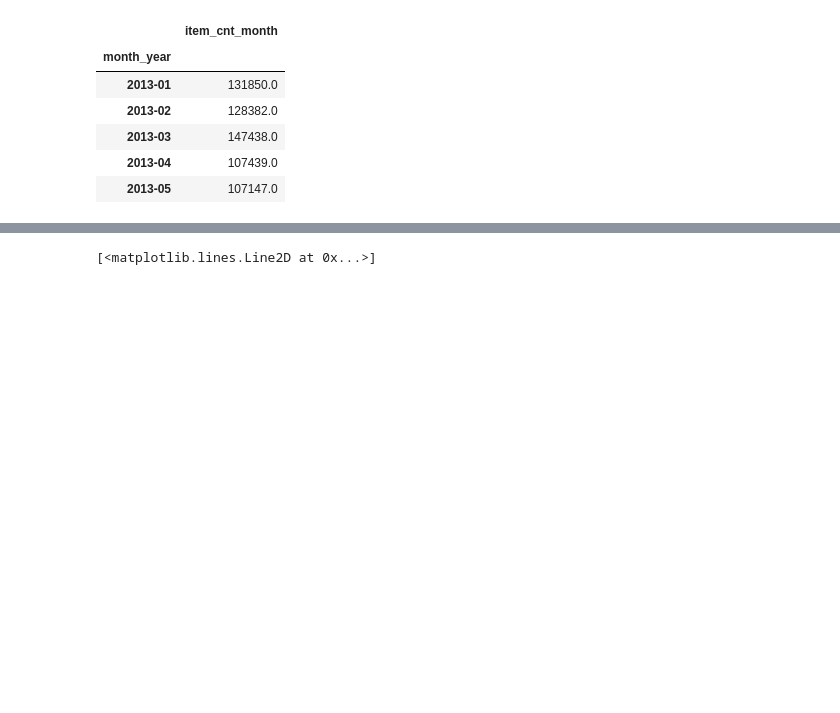
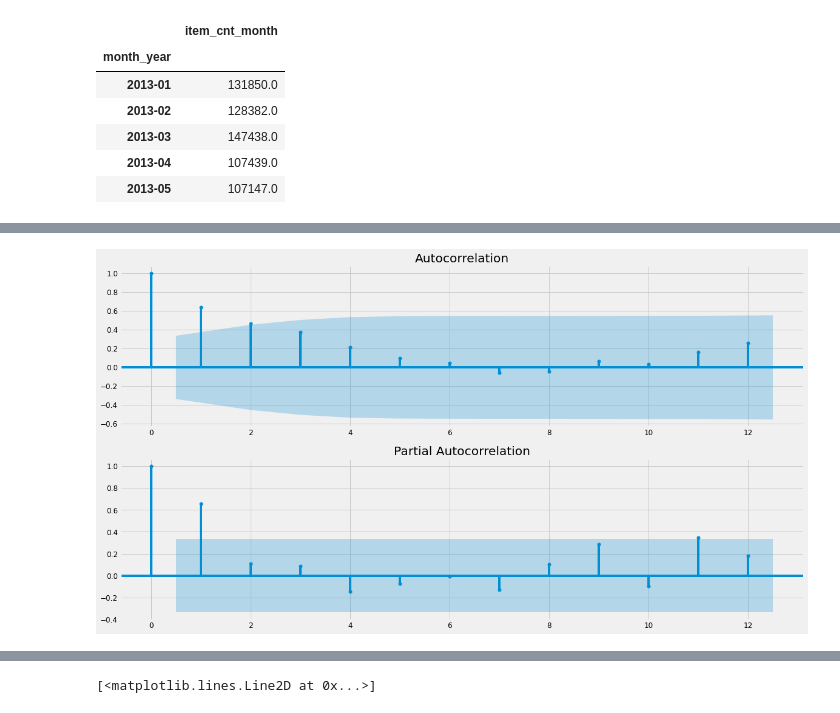
Before and after one commit to melwinmpk/Predict_Future_Sales, a Jupyter notebook: Notebook/Untitled.ipynb, the cells around one changed output, grey strips where cells are left out. Cells and saved outputs as stored; diff of their text form; code cells hidden in the pictures; blank space fills up the shorter version.

```diff
--- a/Notebook/Untitled.ipynb
+++ b/Notebook/Untitled.ipynb
@@ -125,0 +200,12 @@ ValueError: You must specify a period or x must be a pandas object with a Dateti
+# %%
+from statsmodels.graphics.tsaplots import plot_acf
+from statsmodels.graphics.tsaplots import plot_pacf
+
+pyplot.figure()
+pyplot.subplot(211)
+plot_acf(y.item_cnt_month, ax=pyplot.gca(), lags = 12)
+pyplot.subplot(212)
+plot_pacf(y.item_cnt_month, ax=pyplot.gca(), lags = 12)
+pyplot.show()
+# %% [output]
+[figure, added]
```
Also changed, not shown: parts of 47 cells of this notebook.
